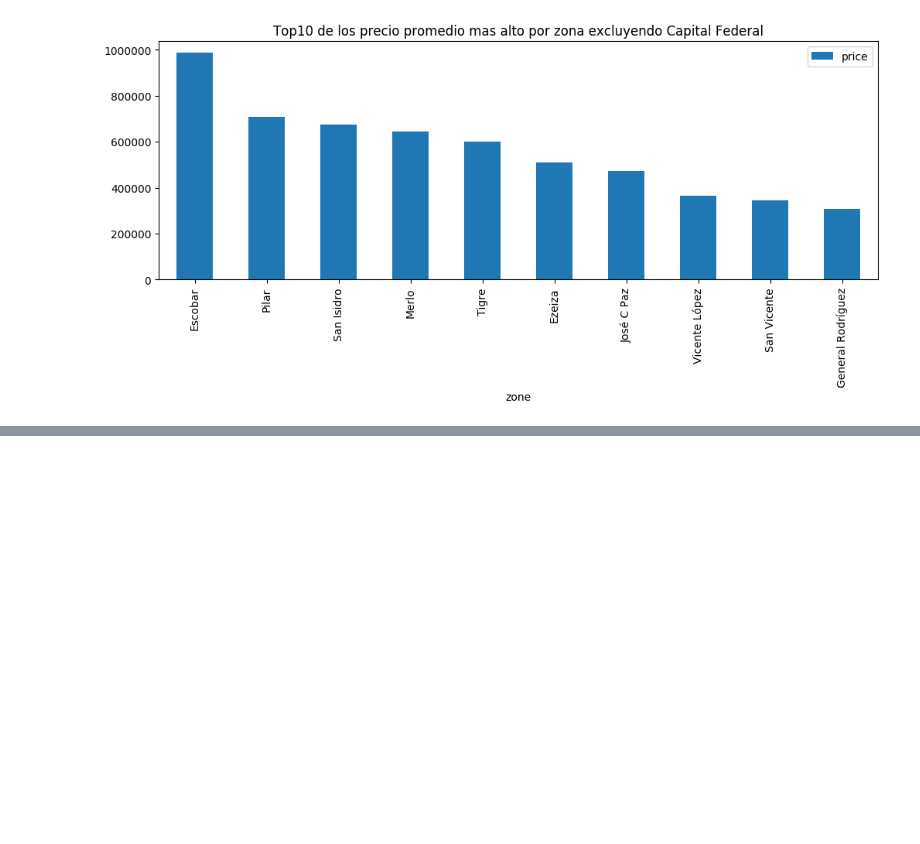
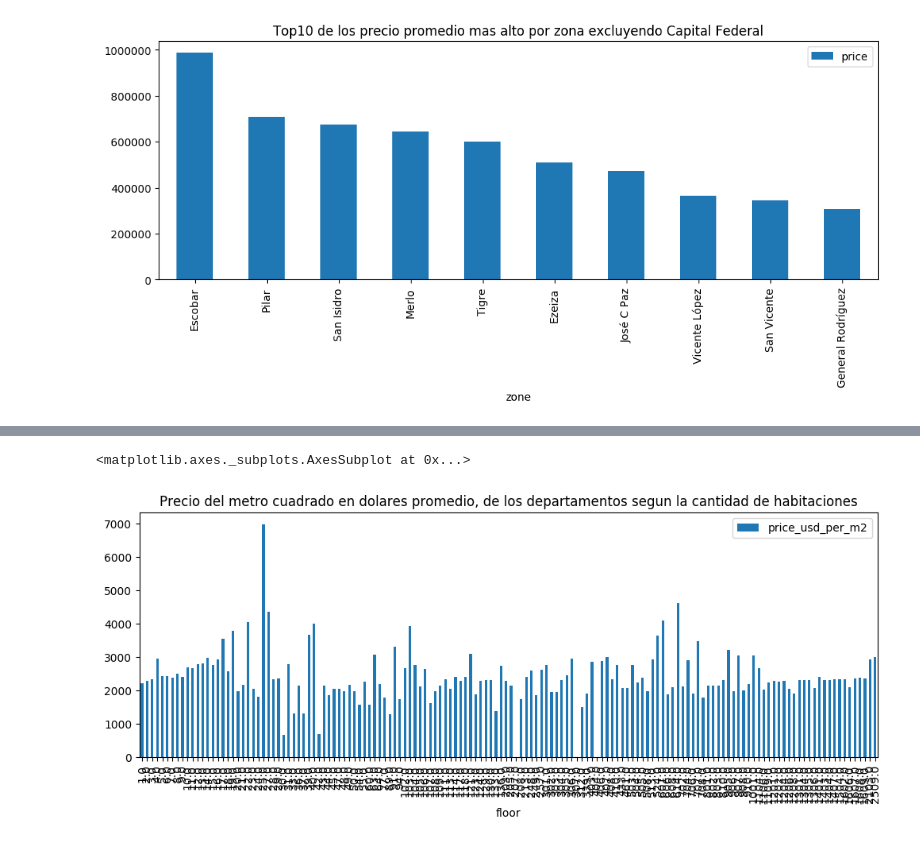
Before and after one commit to BraianVicente/properati_argentina, a Jupyter notebook: src/six_month_2017-08_analitic.ipynb, the cells around one changed output, grey strips where cells are left out. Cells and saved outputs as stored; diff of their text form; code cells hidden in the pictures; blank space fills up the shorter version.

```diff
--- a/src/six_month_2017-08_analitic.ipynb
+++ b/src/six_month_2017-08_analitic.ipynb
@@ -117,0 +361,6 @@ sell_properati['price'] = sell_properati.price.apply(lambda x : -1 if pd.isnull(
+# %%
+sell_properati[sell_properati['property_type'] == 'apartment'].groupby(by='floor').mean().reset_index()\
+.plot.bar(x='floor',y='price_usd_per_m2',title='Precio del metro cuadrado en dolares promedio, de los departamentos segun la cantidad de habitaciones')
+# %% [output]
+<matplotlib.axes._subplots.AxesSubplot at 0x...>
+[figure, added]
```
Also changed, not shown: parts of 52 cells of this notebook.
